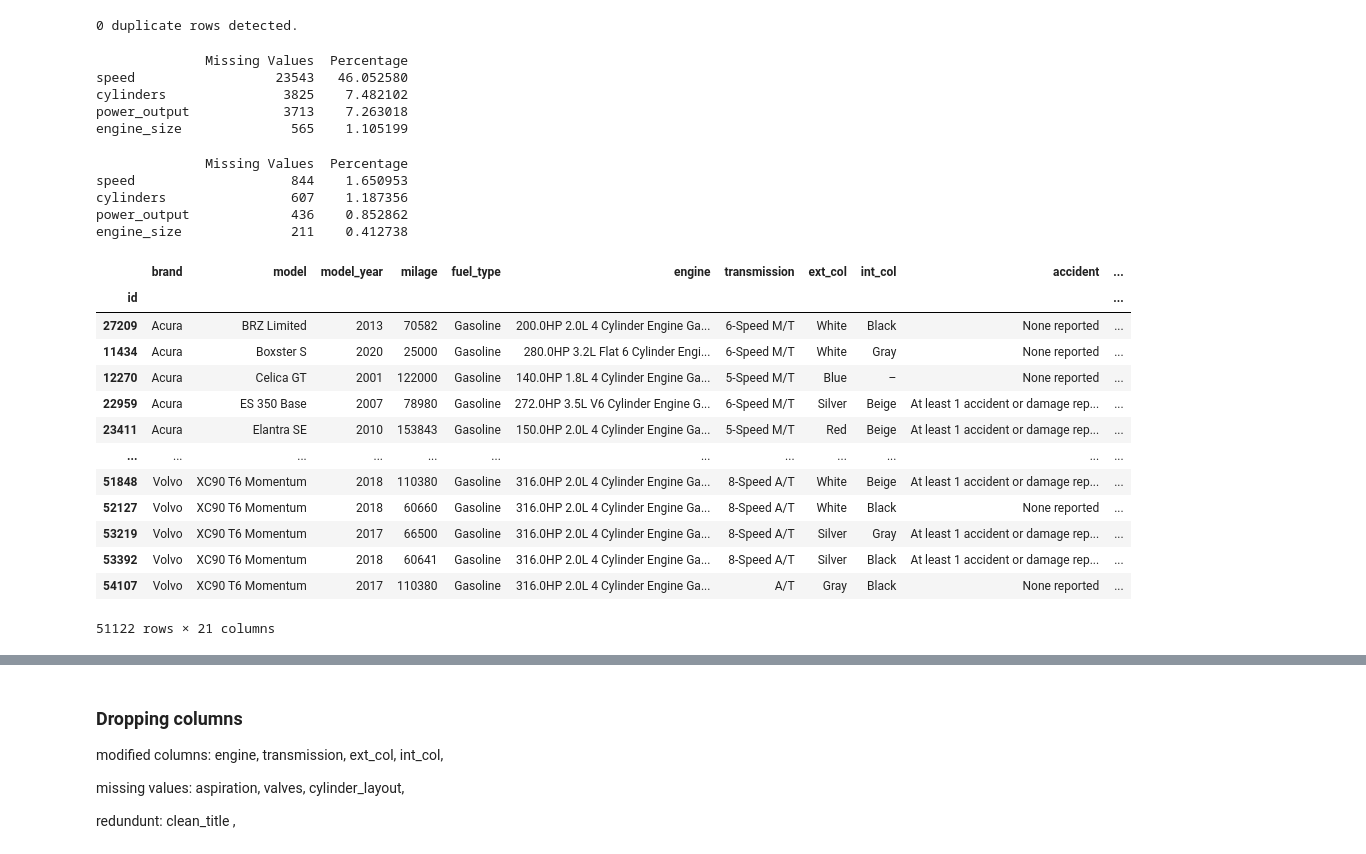
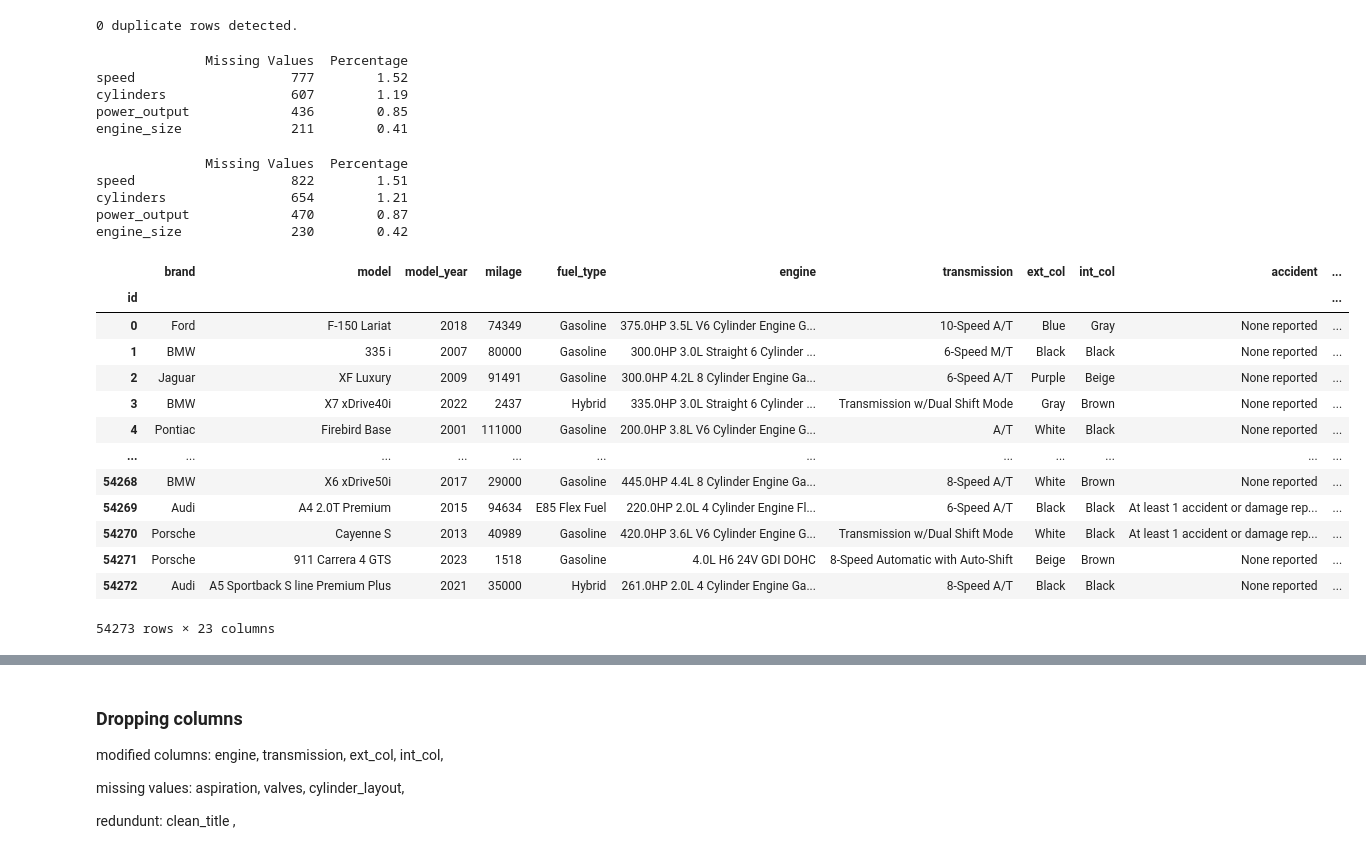
Before and after one commit to LeyliG/Projects, a Jupyter notebook: Data_Science/Used_Car_Price_Prediction/scripts/2.2.used_car_eda_base_outlier_model.ipynb, the cells around one changed output, grey strips where cells are left out. Cells and saved outputs as stored; diff of their text form; code cells hidden in the pictures.

```diff
--- a/Data_Science/Used_Car_Price_Prediction/scripts/2.2.used_car_eda_base_outlier_model.ipynb
+++ b/Data_Science/Used_Car_Price_Prediction/scripts/2.2.used_car_eda_base_outlier_model.ipynb
@@ -30,6 +38,8 @@ style = {'description_width': 'initial'}
 pd.set_option('display.max_colwidth', None) # do not truncate column values
 pd.set_option('display.max_rows', 200)      # max number of rows to display
 pd.set_option('display.max_columns', 300)   # max number of columns to display
+
+pd.options.display.float_format = '{:.2f}'.format
 # %%
 # Load the data
 df_train = pd.read_csv("../datasets/train_new.csv", index_col='id')
@@ -50,6 +60,11 @@ df_train.head()
 | 2 | Jaguar | XF Luxury | 2009 | 91491 | Gasoline | 300.0HP 4.2L 8 Cylinder Engine Ga... | 6-Speed A/T | Purple | Beige | None reported | ... |
 | 3 | BMW | X7 xDrive40i | 2022 | 2437 | Hybrid | 335.0HP 3.0L Straight 6 Cylinder ... | Transmission w/Dual Shift Mode | Gray | Brown | None reported | ... |
 | 4 | Pontiac | Firebird Base | 2001 | 111000 | Gasoline | 200.0HP 3.8L V6 Cylinder Engine G... | A/T | White | Black | None reported | ... |
+# %%
+# create a new variable price per mile
+df_train['price_per_mile'] = df_train['price'] / df_train['milage']
+
+#df_train.head()
 # %%
 # print out the size of the data set
 print("Shape of training set: ", df_train.shape)
@@ -71,8 +94,8 @@ from scipy.stats import zscore
 
 # Define a function to calculate IQR and filter outliers
 def remove_outliers_iqr(group):
-    Q1 = group['price'].quantile(0.25)
-    Q3 = group['price'].quantile(0.75)
+    Q1 = group['price'].quantile(0.20)
+    Q3 = group['price'].quantile(0.80)
     IQR = Q3 - Q1
     lower_bound = Q1 - 1.5 * IQR
     upper_bound = Q3 + 1.5 * IQR
@@ -219,12 +254,14 @@ df = check_missing_values(df_train)
 print(df.sort_values(by='Missing Values', ascending=False))
 # %% [output]
               Missing Values  Percentage
-speed                  23543   46.052580
-cylinders               3825    7.482102
-power_output            3713    7.263018
-engine_size              565    1.105199
+speed                    777        1.52
+cylinders                607        1.19
+power_output             436        0.85
+engine_size              211        0.41
 # %%
 # "imputing" missing values based on brand and model grouping
+df_train.reset_index(inplace=True)
+df_test.reset_index(inplace=True)
 
 # Combine df_train and df_test to calculate the average speed
 combined_df = pd.concat([df_train, df_test])
@@ -263,27 +300,27 @@ df = check_missing_values(df_train)
 print(df.sort_values(by='Missing Values', ascending=False))
 # %% [output]
               Missing Values  Percentage
-speed                    844    1.650953
-cylinders                607    1.187356
-power_output             436    0.852862
-engine_size              211    0.412738
+speed                    822        1.51
+cylinders                654        1.21
+power_output             470        0.87
+engine_size              230        0.42
 # %%
 df_train = df_train.set_index('id')#.drop(columns='index', axis=1, inplace=True)
 df_test = df_test.set_index('id')#.drop(columns='index', axis=1, inplace=True)
 #grouped_df
-df_train
+df_train.head()
 # %% [output]
 |  | brand | model | model_year | milage | fuel_type | engine | transmission | ext_col | int_col | accident | ... |
 | id |  |  |  |  |  |  |  |  |  |  | ... |
-| 27209 | Acura | BRZ Limited | 2013 | 70582 | Gasoline | 200.0HP 2.0L 4 Cylinder Engine Ga... | 6-Speed M/T | White | Black | None reported | ... |
-| 11434 | Acura | Boxster S | 2020 | 25000 | Gasoline | 280.0HP 3.2L Flat 6 Cylinder Engi... | 6-Speed M/T | White | Gray | None reported | ... |
-| 12270 | Acura | Celica GT | 2001 | 122000 | Gasoline | 140.0HP 1.8L 4 Cylinder Engine Ga... | 5-Speed M/T | Blue | – | None reported | ... |
-| 22959 | Acura | ES 350 Base | 2007 | 78980 | Gasoline | 272.0HP 3.5L V6 Cylinder Engine G... | 6-Speed M/T | Silver | Beige | At least 1 accident or damage rep... | ... |
-| 23411 | Acura | Elantra SE | 2010 | 153843 | Gasoline | 150.0HP 2.0L 4 Cylinder Engine Ga... | 5-Speed M/T | Red | Beige | At least 1 accident or damage rep... | ... |
+| 0 | Ford | F-150 Lariat | 2018 | 74349 | Gasoline | 375.0HP 3.5L V6 Cylinder Engine G... | 10-Speed A/T | Blue | Gray | None reported | ... |
+| 1 | BMW | 335 i | 2007 | 80000 | Gasoline | 300.0HP 3.0L Straight 6 Cylinder ... | 6-Speed M/T | Black | Black | None reported | ... |
+| 2 | Jaguar | XF Luxury | 2009 | 91491 | Gasoline | 300.0HP 4.2L 8 Cylinder Engine Ga... | 6-Speed A/T | Purple | Beige | None reported | ... |
+| 3 | BMW | X7 xDrive40i | 2022 | 2437 | Hybrid | 335.0HP 3.0L Straight 6 Cylinder ... | Transmission w/Dual Shift Mode | Gray | Brown | None reported | ... |
+| 4 | Pontiac | Firebird Base | 2001 | 111000 | Gasoline | 200.0HP 3.8L V6 Cylinder Engine G... | A/T | White | Black | None reported | ... |
 | ... | ... | ... | ... | ... | ... | ... | ... | ... | ... | ... | ... |
-| 51848 | Volvo | XC90 T6 Momentum | 2018 | 110380 | Gasoline | 316.0HP 2.0L 4 Cylinder Engine Ga... | 8-Speed A/T | White | Beige | At least 1 accident or damage rep... | ... |
-| 52127 | Volvo | XC90 T6 Momentum | 2018 | 60660 | Gasoline | 316.0HP 2.0L 4 Cylinder Engine Ga... | 8-Speed A/T | White | Black | None reported | ... |
-| 53219 | Volvo | XC90 T6 Momentum | 2017 | 66500 | Gasoline | 316.0HP 2.0L 4 Cylinder Engine Ga... | 8-Speed A/T | Silver | Gray | At least 1 accident or damage rep... | ... |
-| 53392 | Volvo | XC90 T6 Momentum | 2018 | 60641 | Gasoline | 316.0HP 2.0L 4 Cylinder Engine Ga... | 8-Speed A/T | Silver | Black | At least 1 accident or damage rep... | ... |
-| 54107 | Volvo | XC90 T6 Momentum | 2017 | 110380 | Gasoline | 316.0HP 2.0L 4 Cylinder Engine Ga... | A/T | Gray | Black | None reported | ... |
+| 54268 | BMW | X6 xDrive50i | 2017 | 29000 | Gasoline | 445.0HP 4.4L 8 Cylinder Engine Ga... | 8-Speed A/T | White | Brown | None reported | ... |
+| 54269 | Audi | A4 2.0T Premium | 2015 | 94634 | E85 Flex Fuel | 220.0HP 2.0L 4 Cylinder Engine Fl... | 6-Speed A/T | Black | Black | At least 1 accident or damage rep... | ... |
+| 54270 | Porsche | Cayenne S | 2013 | 40989 | Gasoline | 420.0HP 3.6L V6 Cylinder Engine G... | Transmission w/Dual Shift Mode | White | Black | At least 1 accident or damage rep... | ... |
+| 54271 | Porsche | 911 Carrera 4 GTS | 2023 | 1518 | Gasoline | 4.0L H6 24V GDI DOHC | 8-Speed Automatic with Auto-Shift | Beige | Brown | None reported | ... |
+| 54272 | Audi | A5 Sportback S line Premium Plus | 2021 | 35000 | Hybrid | 261.0HP 2.0L 4 Cylinder Engine Ga... | 8-Speed A/T | Black | Black | None reported | ... |
-51122 rows × 21 columns
+54273 rows × 23 columns
```
Also changed, not shown: parts of 12 cells of this notebook, 9 other files.
